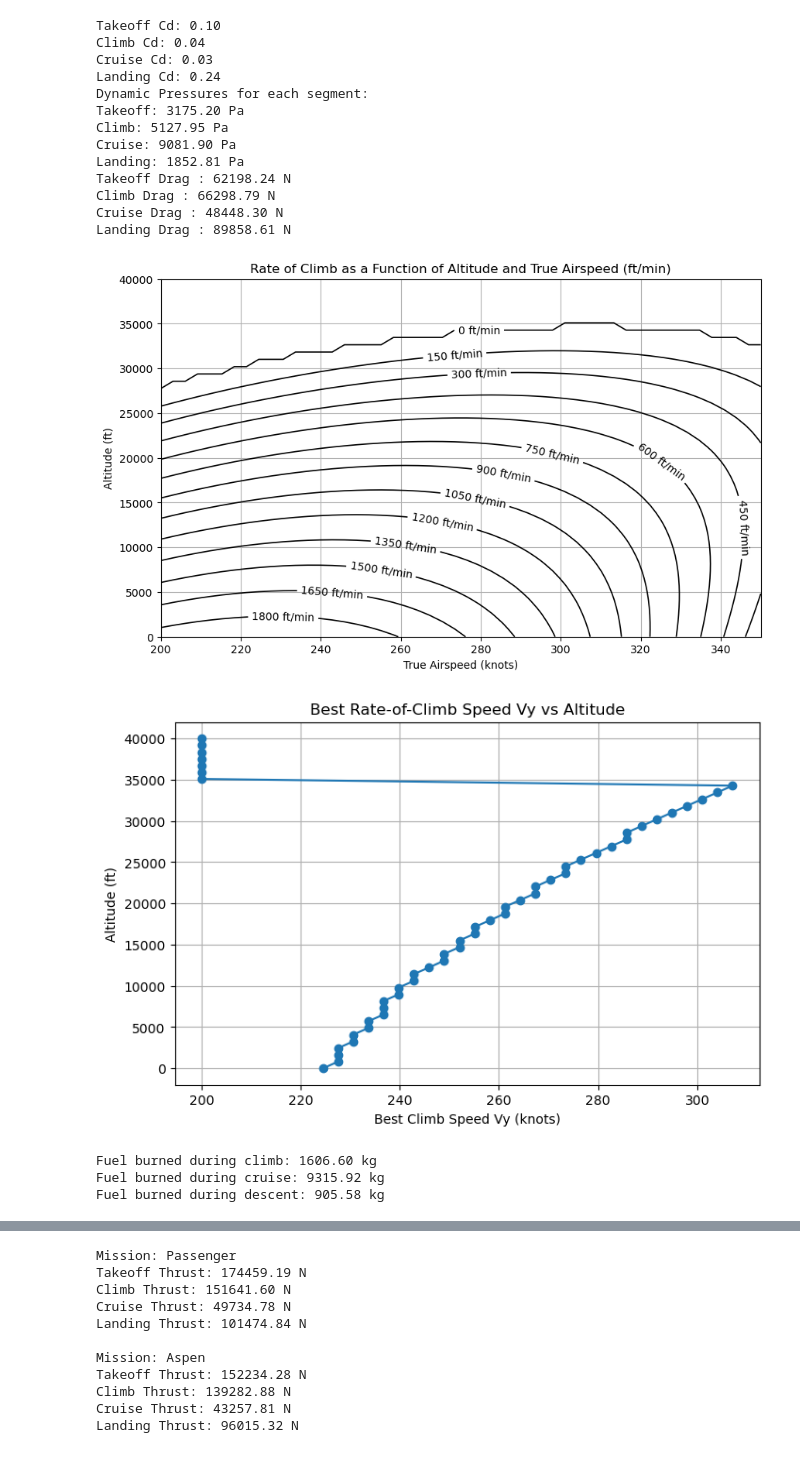
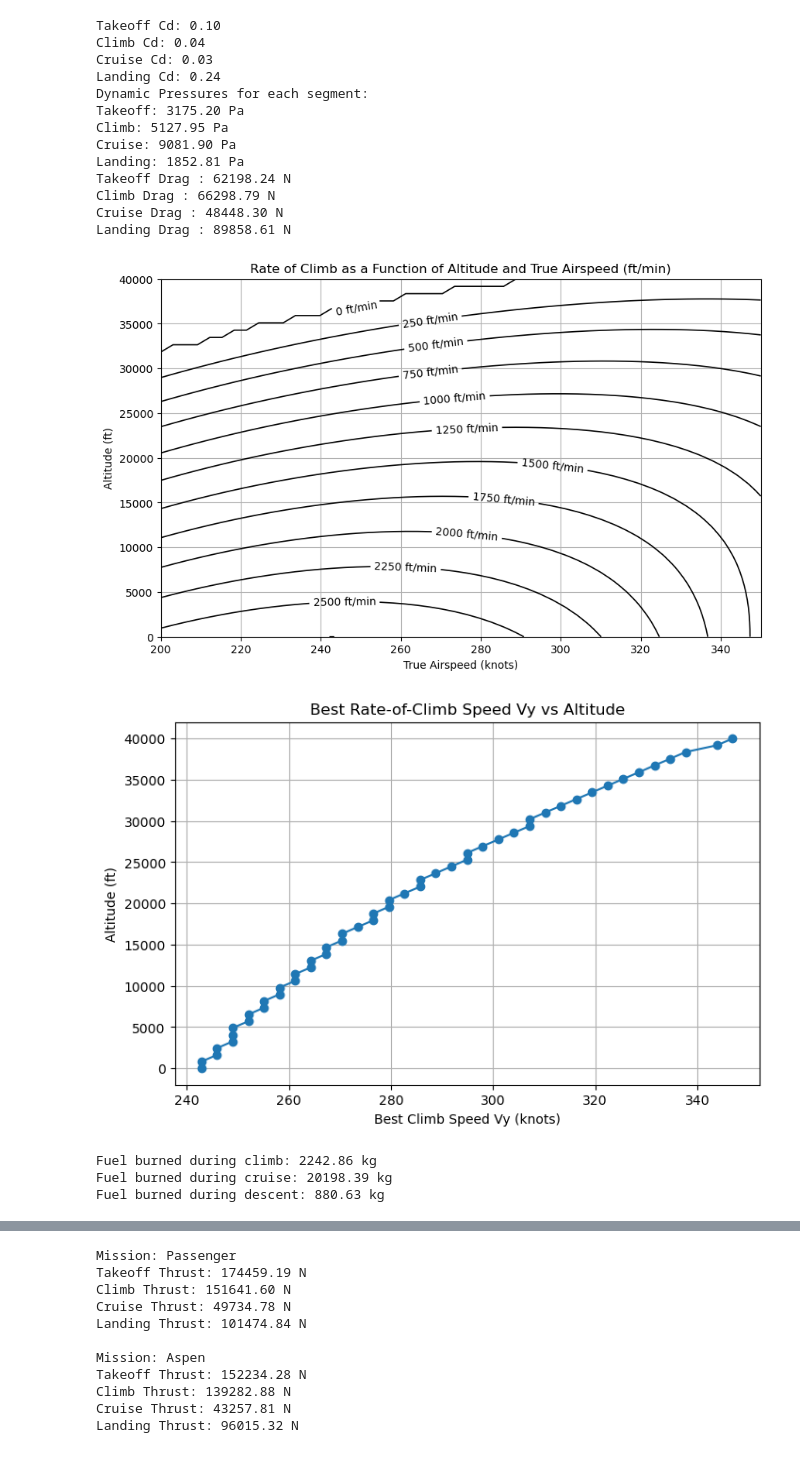
Before and after one commit to AntoineVanHoye/integrated_project, a Jupyter notebook: thrust.ipynb, the cells around one changed output, grey strips where cells are left out. Cells and saved outputs as stored; diff of their text form; code cells hidden in the pictures.

```diff
--- a/thrust.ipynb
+++ b/thrust.ipynb
@@ -110,15 +110,15 @@ W_lbf = 106000
 W = W_lbf * 4.44822  # Weight in Newtons
 S_ft2 = 2011.66722
 S = S_ft2 * 0.092903  # Wing area in m²
-T0_lbf =18254.48624
+T0_lbf =21970    # static thrust in lbf
 T0 = T0_lbf * 4.44822  # Sea-level thrust (N)
 C_D0 = 0.02  # Zero-lift drag coefficient
 A = 4.5  # Aspect ratio
 e = 0.95  # Oswald efficiency factor
 
 # Engine Parameters
-TSFC0_takeoff = 0.39 / 3600  # Sea-level TSFC for takeoff (1/s)
-TSFC0_cruise = 0.64 / 3600  # Sea-level TSFC for cruise (1/s)
+TSFC0_takeoff = 0.37 / 3600  # Sea-level TSFC for takeoff (1/s)
+TSFC0_cruise = 0.51 / 3600  # Sea-level TSFC for cruise (1/s)
 
 altitudes = np.linspace(0, 40000, 50)  # Altitudes (ft)
 airspeeds_knots = np.linspace(200, 350, 50)  # True Airspeeds (knots)
@@ -176,41 +176,41 @@ plt.plot(Vy_list, altitudes, marker='o', linestyle='-')
 plt.xlabel('Best Climb Speed Vy (knots)')
 plt.ylabel('Altitude (ft)')
 plt.title('Best Rate-of-Climb Speed Vy vs Altitude')
 plt.grid(True)
 plt.show()
 
 # Compute Fuel Burn using Breguet Range Equation for Different Phases
-R_climb = 500000  # Climb range in meters
-R_cruise = 4000000  # Cruise range in meters
-R_descent = 500000  # Descent range in meters
-LD_max = 15  # Example max L/D
+R_climb = 740800  # Climb range in meters 5% of the total range
+R_cruise =13037080# Cruise range in meters 88%
+R_descent = 889000 # Descent range in meters 6%
+LD_max = 15 #  L/D
 Wi = W  # Initial weight
 
 # TSFC for Cruise and Descent
 TSFC_cruise = TSFC0_cruise * 0.85  # Cruise correction
 TSFC_descent = TSFC0_cruise * 0.75  # Descent correction
 
 # Fuel Burn Calculation
 fuel_burn_fraction_climb = 1 - np.exp(-TSFC_climb * R_climb / (V * LD_max))
 fuel_burn_fraction_cruise = 1 - np.exp(-TSFC_cruise * R_cruise / (V * LD_max))
 fuel_burn_fraction_descent = 1 - np.exp(-TSFC_descent * R_descent / (V * LD_max))
 
 Wf_climb = Wi * (1 - fuel_burn_fraction_climb)
 Wf_cruise = Wf_climb * (1 - fuel_burn_fraction_cruise)
 Wf_descent = Wf_cruise * (1 - fuel_burn_fraction_descent)
 
 fuel_burned_climb_kg = (Wi - Wf_climb) / 9.81
 fuel_burned_cruise_kg = (Wf_climb - Wf_cruise) / 9.81
 fuel_burned_descent_kg = (Wf_cruise - Wf_descent) / 9.81
 
 print(f"Fuel burned during climb: {fuel_burned_climb_kg:.2f} kg")
 print(f"Fuel burned during cruise: {fuel_burned_cruise_kg:.2f} kg")
 print(f"Fuel burned during descent: {fuel_burned_descent_kg:.2f} kg")
 # %% [output]
-[figure, old version]
+[figure, new version]
-[figure, old version]
+[figure, new version]
-Fuel burned during climb: 1606.60 kg
-Fuel burned during cruise: 9315.92 kg
-Fuel burned during descent: 905.58 kg
+Fuel burned during climb: 2242.86 kg
+Fuel burned during cruise: 20198.39 kg
+Fuel burned during descent: 880.63 kg
 # %%
 import numpy as np
```
Also changed, not shown: parts of 3 cells of this notebook.
